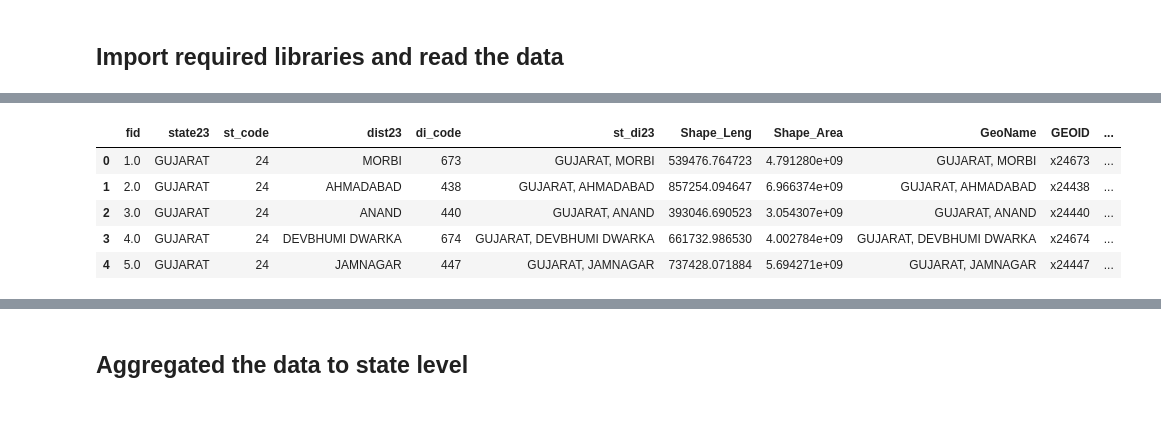
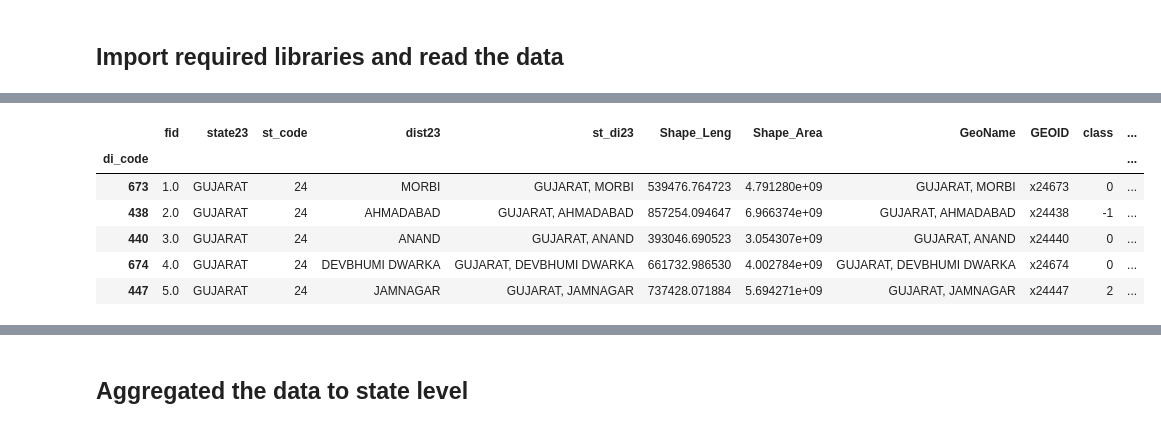
Before and after one commit to YCGS-lab/India-IGUIDE, a Jupyter notebook: scripts/03_Figures/01_FloodRisk_2by3Panel.ipynb, the cells around one changed output, grey strips where cells are left out. Drawn from its saved outputs; the diff is of its cells as text; code cells hidden in the pictures.

```diff
--- a/scripts/03_Figures/01_FloodRisk_2by3Panel.ipynb
+++ b/scripts/03_Figures/01_FloodRisk_2by3Panel.ipynb
@@ -5,2 +5,30 @@
 # %% [markdown]
 ## Import required libraries and read the data
+# %%
+import pandas as pd
+import geopandas as gpd
+
+df_perceived = pd.read_csv(r'../../datafiles/processed/flood_table.csv')
+gdf_perceived = gpd.read_file(r'../../shapefiles/India_District_2023_simple10/district_state_shapefile_2023.shp')
+
+# 1. Reformat Shapefile (Section 3.0 in your R code)
+# Rename columns to match your desired output names
+gdf_district = gdf_perceived[['GeoName', 'GEOID', 'di_code', 'geometry']].copy()
+gdf_district = gdf_district.rename(columns={'GeoName': 'ShapeName', 'GEOID': 'ShapeID'})
+
+# 2. Normalize Names for Merging (The fix for Section 4.0)
+# Create a temporary lowercase column in both dataframes to ensure a perfect match
+gdf_district['merge_key'] = gdf_district['ShapeName'].str.lower().str.strip()
+df_perceived['merge_key'] = df_perceived['GeoName'].str.lower().str.strip()
+
+# 3. Merge Data (Section 4.0 in your R code)
+# Using 'how="outer"' replicates the R 'all=TRUE'
+shape_merge = gdf_district.merge(df_perceived, on='merge_key', how='outer')
+
+# Clean up: remove the temporary key and the redundant GeoName column from the CSV side
+perceived_data = shape_merge.drop(columns=['merge_key', 'GeoName'])[['di_code', 'pred_per']]
+perceived_data = perceived_data.dropna()
+perceived_data['di_code'] = perceived_data['di_code'].astype(int)
+perceived_data = perceived_data.rename(columns={'pred_per': 'perceived'})
+
+perceived_data
@@ -7,20 +49,27 @@
 # %%
 import geopandas as gpd
 import matplotlib.pyplot as plt
 import matplotlib.path as mpath
 import cartopy.crs as ccrs
 import cartopy.feature as cfeature
 import numpy as np
 from shapely.geometry import Polygon, MultiPolygon
 
 # read the district file
-dist_fp = r'/content/India_District_2023.shp'
+dist_fp = r'../../shapefiles/India_District_2023_simple10/India_District_2023.shp'
 gdf = gpd.read_file(dist_fp)
+gdf = gdf.dropna()
+gdf['di_code'] = gdf['di_code'].astype(int)
+
+# add perception data
+gdf = gdf.set_index('di_code').join(perceived_data.set_index('di_code'), how='left')
+
 gdf.head()
 # %% [output]
-|  | fid | state23 | st_code | dist23 | di_code | st_di23 | Shape_Leng | Shape_Area | GeoName | GEOID | ... |
-| 0 | 1.0 | GUJARAT | 24 | MORBI | 673 | GUJARAT, MORBI | 539476.764723 | 4.791280e+09 | GUJARAT, MORBI | x24673 | ... |
-| 1 | 2.0 | GUJARAT | 24 | AHMADABAD | 438 | GUJARAT, AHMADABAD | 857254.094647 | 6.966374e+09 | GUJARAT, AHMADABAD | x24438 | ... |
-| 2 | 3.0 | GUJARAT | 24 | ANAND | 440 | GUJARAT, ANAND | 393046.690523 | 3.054307e+09 | GUJARAT, ANAND | x24440 | ... |
-| 3 | 4.0 | GUJARAT | 24 | DEVBHUMI DWARKA | 674 | GUJARAT, DEVBHUMI DWARKA | 661732.986530 | 4.002784e+09 | GUJARAT, DEVBHUMI DWARKA | x24674 | ... |
-| 4 | 5.0 | GUJARAT | 24 | JAMNAGAR | 447 | GUJARAT, JAMNAGAR | 737428.071884 | 5.694271e+09 | GUJARAT, JAMNAGAR | x24447 | ... |
+|  | fid | state23 | st_code | dist23 | st_di23 | Shape_Leng | Shape_Area | GeoName | GEOID | class | ... |
+| di_code |  |  |  |  |  |  |  |  |  |  | ... |
+| 673 | 1.0 | GUJARAT | 24 | MORBI | GUJARAT, MORBI | 539476.764723 | 4.791280e+09 | GUJARAT, MORBI | x24673 | 0 | ... |
+| 438 | 2.0 | GUJARAT | 24 | AHMADABAD | GUJARAT, AHMADABAD | 857254.094647 | 6.966374e+09 | GUJARAT, AHMADABAD | x24438 | -1 | ... |
+| 440 | 3.0 | GUJARAT | 24 | ANAND | GUJARAT, ANAND | 393046.690523 | 3.054307e+09 | GUJARAT, ANAND | x24440 | 0 | ... |
+| 674 | 4.0 | GUJARAT | 24 | DEVBHUMI DWARKA | GUJARAT, DEVBHUMI DWARKA | 661732.986530 | 4.002784e+09 | GUJARAT, DEVBHUMI DWARKA | x24674 | 0 | ... |
+| 447 | 5.0 | GUJARAT | 24 | JAMNAGAR | GUJARAT, JAMNAGAR | 737428.071884 | 5.694271e+09 | GUJARAT, JAMNAGAR | x24447 | 2 | ... |
```
Also changed, not shown: parts of 6 cells of this notebook, 12 other files.
